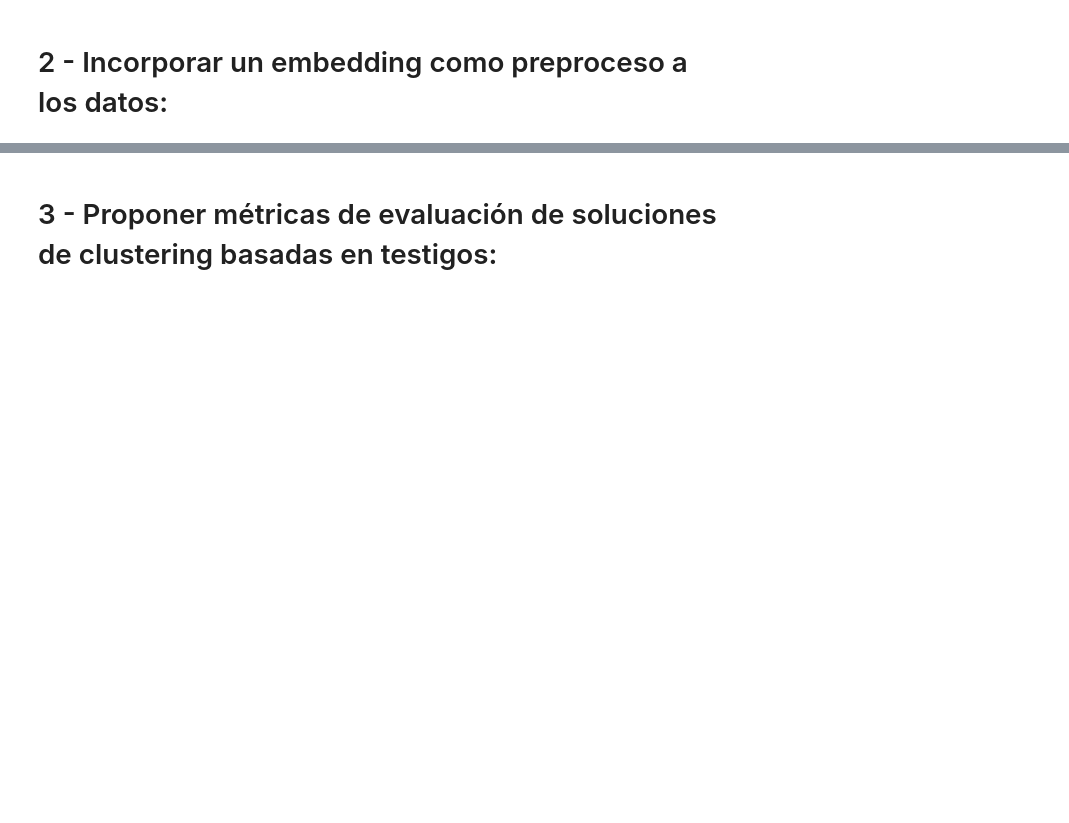
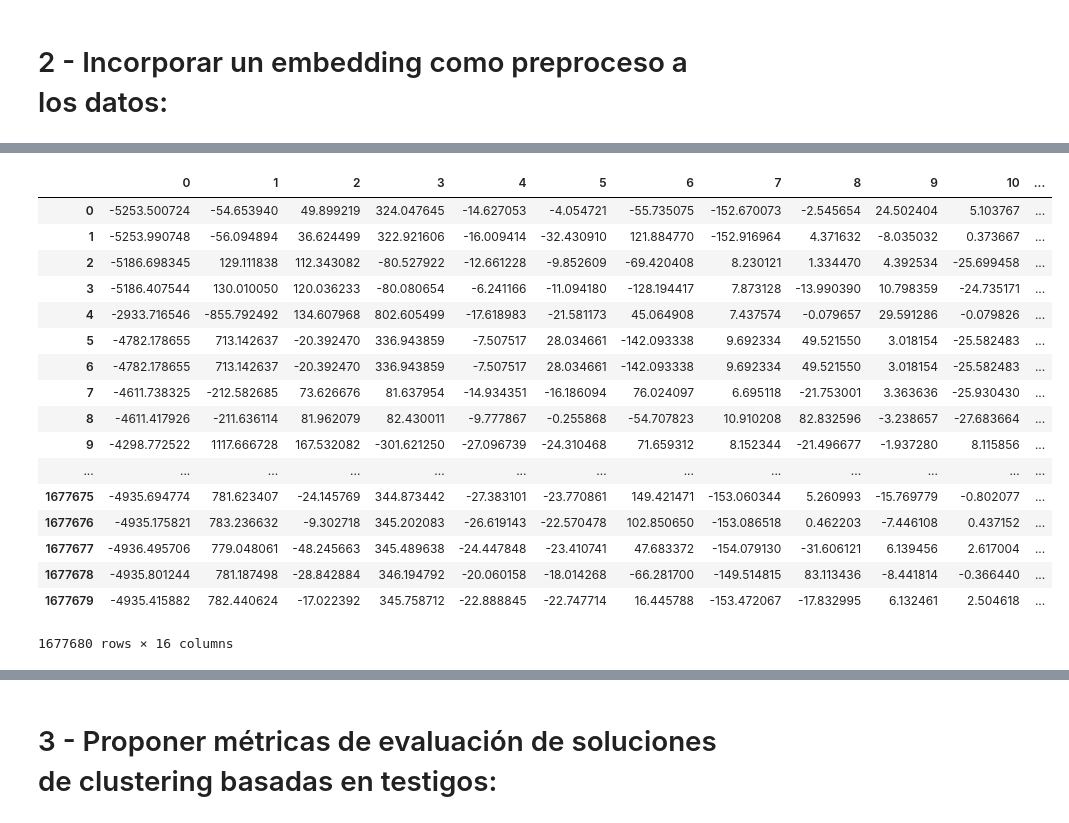
Before and after one commit to david-gonzalez/diplodatos, a Jupyter notebook: Aprendizaje_NO_supervisado/Entregables/Laboratorio-1/Aprendizaje No Supervisado - Laboratorio 1 - Clustering.ipynb, the cells around one changed output, grey strips where cells are left out. Cells and saved outputs as stored; diff of their text form; code cells hidden in the pictures; blank space fills up the shorter version.

```diff
--- a/Aprendizaje_NO_supervisado/Entregables/Laboratorio-1/Aprendizaje No Supervisado - Laboratorio 1 - Clustering.ipynb
+++ b/Aprendizaje_NO_supervisado/Entregables/Laboratorio-1/Aprendizaje No Supervisado - Laboratorio 1 - Clustering.ipynb
@@ -67,0 +255,25 @@ ventas_df = load_dataset()
+# %%
+import numpy as np
+# Vamos a volver a generar otro mapa de calor, par ver si la correlacion bajo y el PCA fue efectivo. 1677679
+df_red =  pd.DataFrame(data=df_reduced_pca)
+df_red.reset_index
+df_red
+# %% [output]
+|  | 0 | 1 | 2 | 3 | 4 | 5 | 6 | 7 | 8 | 9 | 10 | ... |
+| 0 | -5253.500724 | -54.653940 | 49.899219 | 324.047645 | -14.627053 | -4.054721 | -55.735075 | -152.670073 | -2.545654 | 24.502404 | 5.103767 | ... |
+| 1 | -5253.990748 | -56.094894 | 36.624499 | 322.921606 | -16.009414 | -32.430910 | 121.884770 | -152.916964 | 4.371632 | -8.035032 | 0.373667 | ... |
+| 2 | -5186.698345 | 129.111838 | 112.343082 | -80.527922 | -12.661228 | -9.852609 | -69.420408 | 8.230121 | 1.334470 | 4.392534 | -25.699458 | ... |
+| 3 | -5186.407544 | 130.010050 | 120.036233 | -80.080654 | -6.241166 | -11.094180 | -128.194417 | 7.873128 | -13.990390 | 10.798359 | -24.735171 | ... |
+| 4 | -2933.716546 | -855.792492 | 134.607968 | 802.605499 | -17.618983 | -21.581173 | 45.064908 | 7.437574 | -0.079657 | 29.591286 | -0.079826 | ... |
+| 5 | -4782.178655 | 713.142637 | -20.392470 | 336.943859 | -7.507517 | 28.034661 | -142.093338 | 9.692334 | 49.521550 | 3.018154 | -25.582483 | ... |
+| 6 | -4782.178655 | 713.142637 | -20.392470 | 336.943859 | -7.507517 | 28.034661 | -142.093338 | 9.692334 | 49.521550 | 3.018154 | -25.582483 | ... |
+| 7 | -4611.738325 | -212.582685 | 73.626676 | 81.637954 | -14.934351 | -16.186094 | 76.024097 | 6.695118 | -21.753001 | 3.363636 | -25.930430 | ... |
+| 8 | -4611.417926 | -211.636114 | 81.962079 | 82.430011 | -9.777867 | -0.255868 | -54.707823 | 10.910208 | 82.832596 | -3.238657 | -27.683664 | ... |
+| 9 | -4298.772522 | 1117.666728 | 167.532082 | -301.621250 | -27.096739 | -24.310468 | 71.659312 | 8.152344 | -21.496677 | -1.937280 | 8.115856 | ... |
+| ... | ... | ... | ... | ... | ... | ... | ... | ... | ... | ... | ... | ... |
+| 1677675 | -4935.694774 | 781.623407 | -24.145769 | 344.873442 | -27.383101 | -23.770861 | 149.421471 | -153.060344 | 5.260993 | -15.769779 | -0.802077 | ... |
+| 1677676 | -4935.175821 | 783.236632 | -9.302718 | 345.202083 | -26.619143 | -22.570478 | 102.850650 | -153.086518 | 0.462203 | -7.446108 | 0.437152 | ... |
+| 1677677 | -4936.495706 | 779.048061 | -48.245663 | 345.489638 | -24.447848 | -23.410741 | 47.683372 | -154.079130 | -31.606121 | 6.139456 | 2.617004 | ... |
+| 1677678 | -4935.801244 | 781.187498 | -28.842884 | 346.194792 | -20.060158 | -18.014268 | -66.281700 | -149.514815 | 83.113436 | -8.441814 | -0.366440 | ... |
+| 1677679 | -4935.415882 | 782.440624 | -17.022392 | 345.758712 | -22.888845 | -22.747714 | 16.445788 | -153.472067 | -17.832995 | 6.132461 | 2.504618 | ... |
+1677680 rows × 16 columns
```
Also changed, not shown: parts of 13 cells of this notebook.
